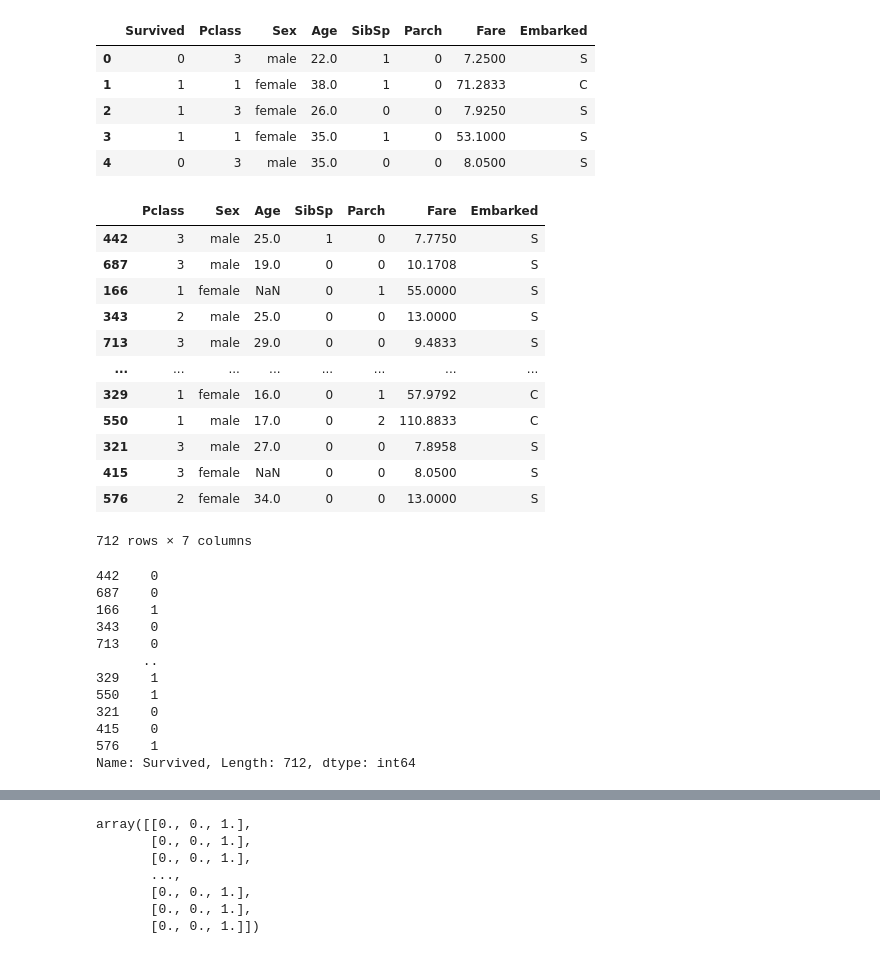
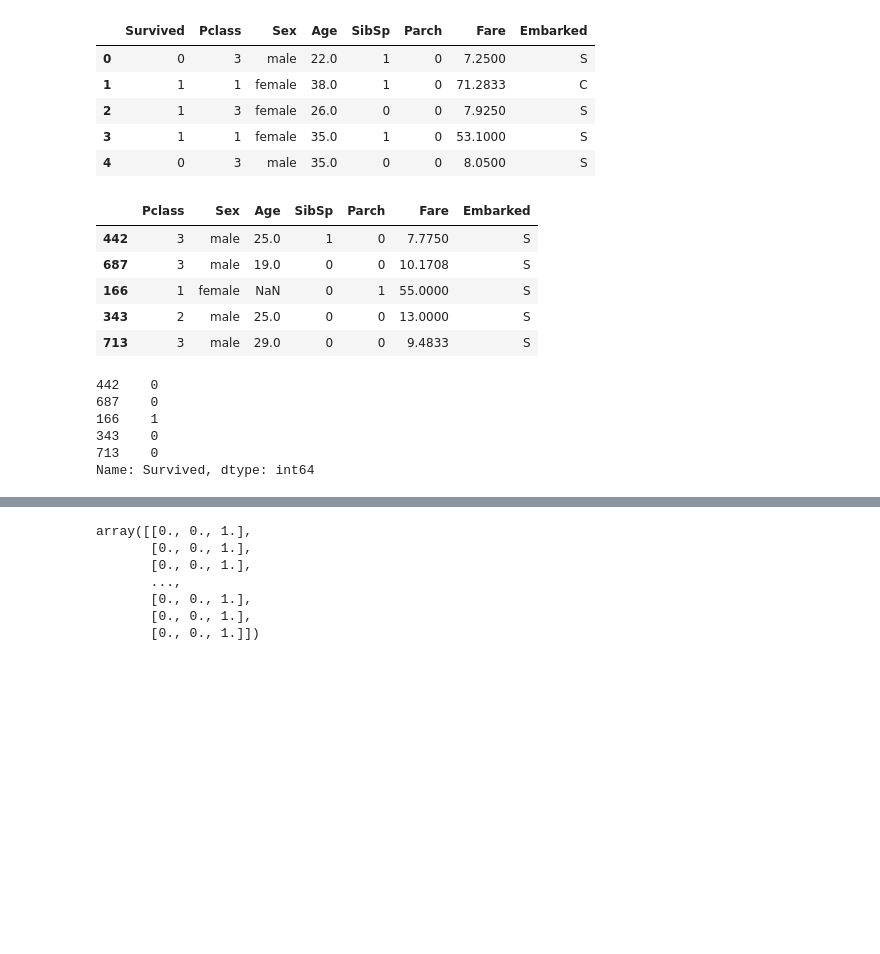
Before and after one commit to YashMasane/Titanic-Survival-Prediction, a Jupyter notebook: Titanic Survival Prediction.ipynb, the cells around one changed output, grey strips where cells are left out. Saved outputs shown, nothing was run; the diff lists cells and outputs as text; code cells hidden in the pictures; blank space fills up the shorter version.

```diff
--- a/Titanic Survival Prediction.ipynb
+++ b/Titanic Survival Prediction.ipynb
@@ -89,34 +115,21 @@ df.head()
 from sklearn.model_selection import train_test_split
 X_train, X_test, y_train, y_test = train_test_split(df.drop(columns=['Survived']), df['Survived'], test_size=0.2)
 # %%
-X_train
+X_train.head()
 # %% [output]
 |  | Pclass | Sex | Age | SibSp | Parch | Fare | Embarked |
 | 442 | 3 | male | 25.0 | 1 | 0 | 7.7750 | S |
 | 687 | 3 | male | 19.0 | 0 | 0 | 10.1708 | S |
 | 166 | 1 | female | NaN | 0 | 1 | 55.0000 | S |
 | 343 | 2 | male | 25.0 | 0 | 0 | 13.0000 | S |
 | 713 | 3 | male | 29.0 | 0 | 0 | 9.4833 | S |
-| ... | ... | ... | ... | ... | ... | ... | ... |
-| 329 | 1 | female | 16.0 | 0 | 1 | 57.9792 | C |
-| 550 | 1 | male | 17.0 | 0 | 2 | 110.8833 | C |
-| 321 | 3 | male | 27.0 | 0 | 0 | 7.8958 | S |
-| 415 | 3 | female | NaN | 0 | 0 | 8.0500 | S |
-| 576 | 2 | female | 34.0 | 0 | 0 | 13.0000 | S |
-712 rows × 7 columns
 # %%
-y_train
+y_train.head()
 # %% [output]
 442    0
 687    0
 166    1
 343    0
 713    0
-      ..
-329    1
-550    1
-321    0
-415    0
-576    1
-Name: Survived, Length: 712, dtype: int64
+Name: Survived, dtype: int64
 # %%
```
Also changed, not shown: parts of 30 cells of this notebook, 2 other files.
